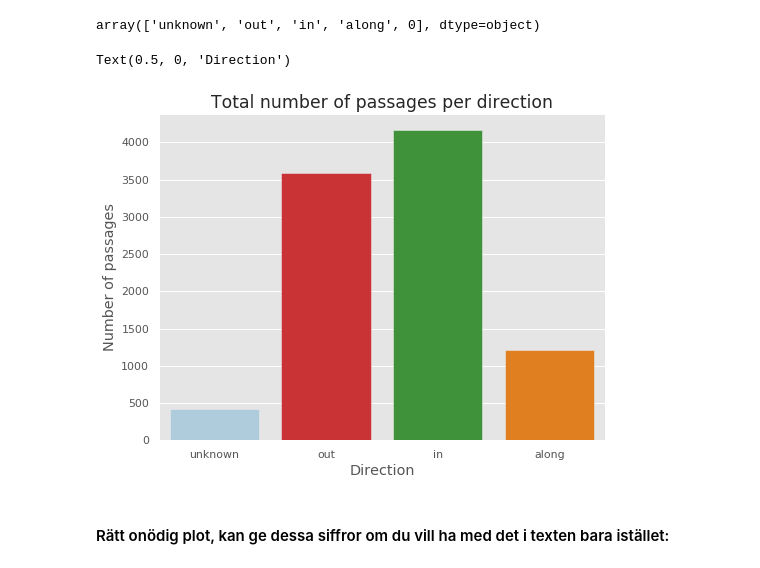
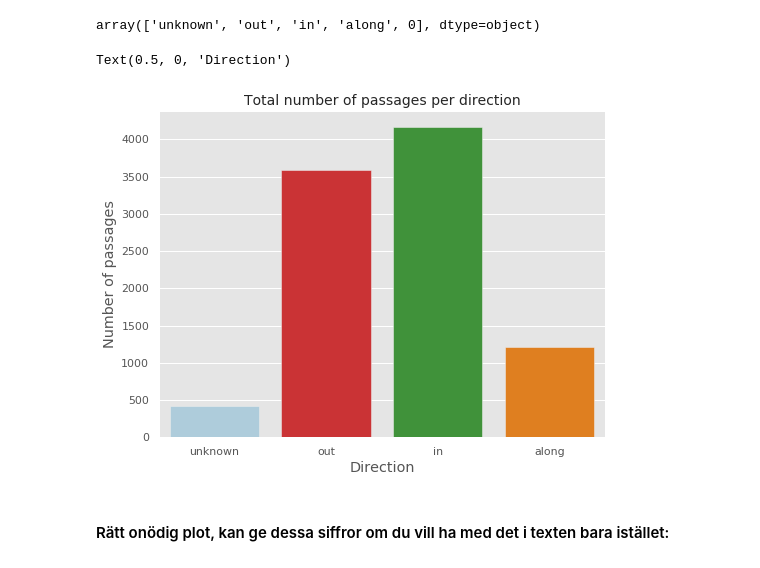
Before and after one commit to maxlund/johannas, a Jupyter notebook: sveas.ipynb, the cells around one changed output. Drawn from its saved outputs; the diff is of its cells as text; code cells hidden in the pictures.

```diff
--- a/sveas.ipynb
+++ b/sveas.ipynb
@@ -84,15 +84,15 @@ matplotlib.rcParams.update({'font.size': 12})
 # %%
 fig, ax = plt.subplots(1, figsize=(8,6))
 sns.countplot(x='direction',
               data=df[df.passage == 1],
               palette=[p[0], p[5], p[3], p[7]],
               ax=ax)
-ax.set_title('Total number of passages per direction')
+ax.set_title('Total number of passages per direction', fontsize=14)
 ax.set_ylabel('Number of passages')
 ax.set_xlabel('Direction')
 # %% [output]
 Text(0.5, 0, 'Direction')
-[figure, old version]
+[figure, new version]
 # %% [markdown]
 #### Rätt onödig plot, kan ge dessa siffror om du vill ha med det i texten bara istället:
 # %%
```
Also changed, not shown: parts of 42 cells of this notebook.
